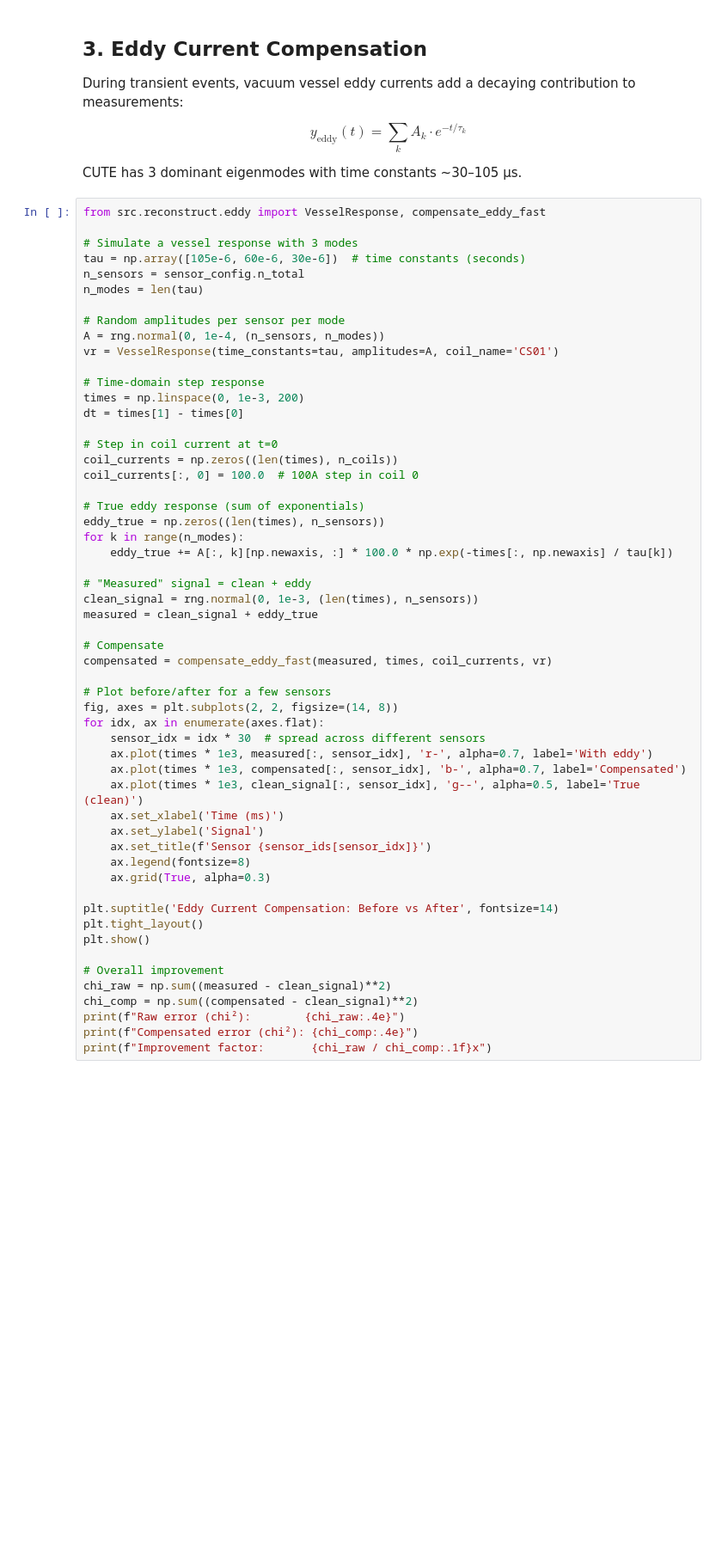
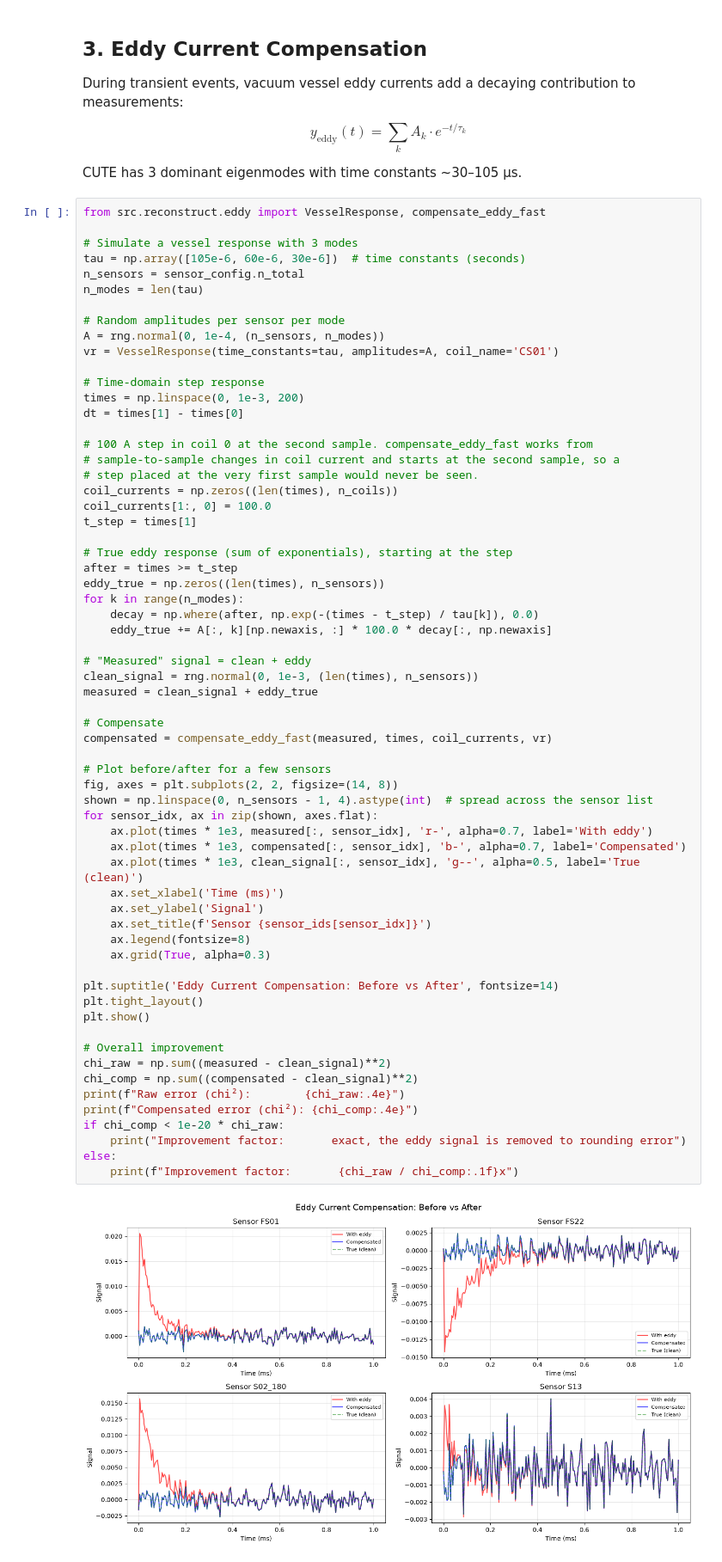
Before and after one commit to GitLostintheSauce/CUTE_TEST_Fusion, a Jupyter notebook: notebooks/advanced_reconstruction.ipynb, the cells around one changed output. Shown at 86% size. Saved outputs shown, nothing was run; the diff lists cells and outputs as text; blank space fills up the shorter version.

```diff
--- a/notebooks/advanced_reconstruction.ipynb
+++ b/notebooks/advanced_reconstruction.ipynb
@@ -137,42 +161,52 @@ vr = VesselResponse(time_constants=tau, amplitudes=A, coil_name='CS01')
 times = np.linspace(0, 1e-3, 200)
 dt = times[1] - times[0]
 
-# Step in coil current at t=0
+# 100 A step in coil 0 at the second sample. compensate_eddy_fast works from
+# sample-to-sample changes in coil current and starts at the second sample, so a
+# step placed at the very first sample would never be seen.
 coil_currents = np.zeros((len(times), n_coils))
-coil_currents[:, 0] = 100.0  # 100A step in coil 0
+coil_currents[1:, 0] = 100.0
+t_step = times[1]
 
-# True eddy response (sum of exponentials)
+# True eddy response (sum of exponentials), starting at the step
+after = times >= t_step
 eddy_true = np.zeros((len(times), n_sensors))
 for k in range(n_modes):
-    eddy_true += A[:, k][np.newaxis, :] * 100.0 * np.exp(-times[:, np.newaxis] / tau[k])
+    decay = np.where(after, np.exp(-(times - t_step) / tau[k]), 0.0)
+    eddy_true += A[:, k][np.newaxis, :] * 100.0 * decay[:, np.newaxis]
 
 # "Measured" signal = clean + eddy
 clean_signal = rng.normal(0, 1e-3, (len(times), n_sensors))
 measured = clean_signal + eddy_true
 
 # Compensate
 compensated = compensate_eddy_fast(measured, times, coil_currents, vr)
 
 # Plot before/after for a few sensors
 fig, axes = plt.subplots(2, 2, figsize=(14, 8))
-for idx, ax in enumerate(axes.flat):
-    sensor_idx = idx * 30  # spread across different sensors
+shown = np.linspace(0, n_sensors - 1, 4).astype(int)  # spread across the sensor list
+for sensor_idx, ax in zip(shown, axes.flat):
     ax.plot(times * 1e3, measured[:, sensor_idx], 'r-', alpha=0.7, label='With eddy')
     ax.plot(times * 1e3, compensated[:, sensor_idx], 'b-', alpha=0.7, label='Compensated')
     ax.plot(times * 1e3, clean_signal[:, sensor_idx], 'g--', alpha=0.5, label='True (clean)')
     ax.set_xlabel('Time (ms)')
     ax.set_ylabel('Signal')
     ax.set_title(f'Sensor {sensor_ids[sensor_idx]}')
     ax.legend(fontsize=8)
     ax.grid(True, alpha=0.3)
 
 plt.suptitle('Eddy Current Compensation: Before vs After', fontsize=14)
 plt.tight_layout()
 plt.show()
 
 # Overall improvement
 chi_raw = np.sum((measured - clean_signal)**2)
 chi_comp = np.sum((compensated - clean_signal)**2)
 print(f"Raw error (chi²):        {chi_raw:.4e}")
 print(f"Compensated error (chi²): {chi_comp:.4e}")
-print(f"Improvement factor:       {chi_raw / chi_comp:.1f}x")
+if chi_comp < 1e-20 * chi_raw:
+    print("Improvement factor:       exact, the eddy signal is removed to rounding error")
+else:
+    print(f"Improvement factor:       {chi_raw / chi_comp:.1f}x")
+# %% [output]
+[figure, added]
```
Also changed, not shown: parts of 15 cells of this notebook, 19 other files.
